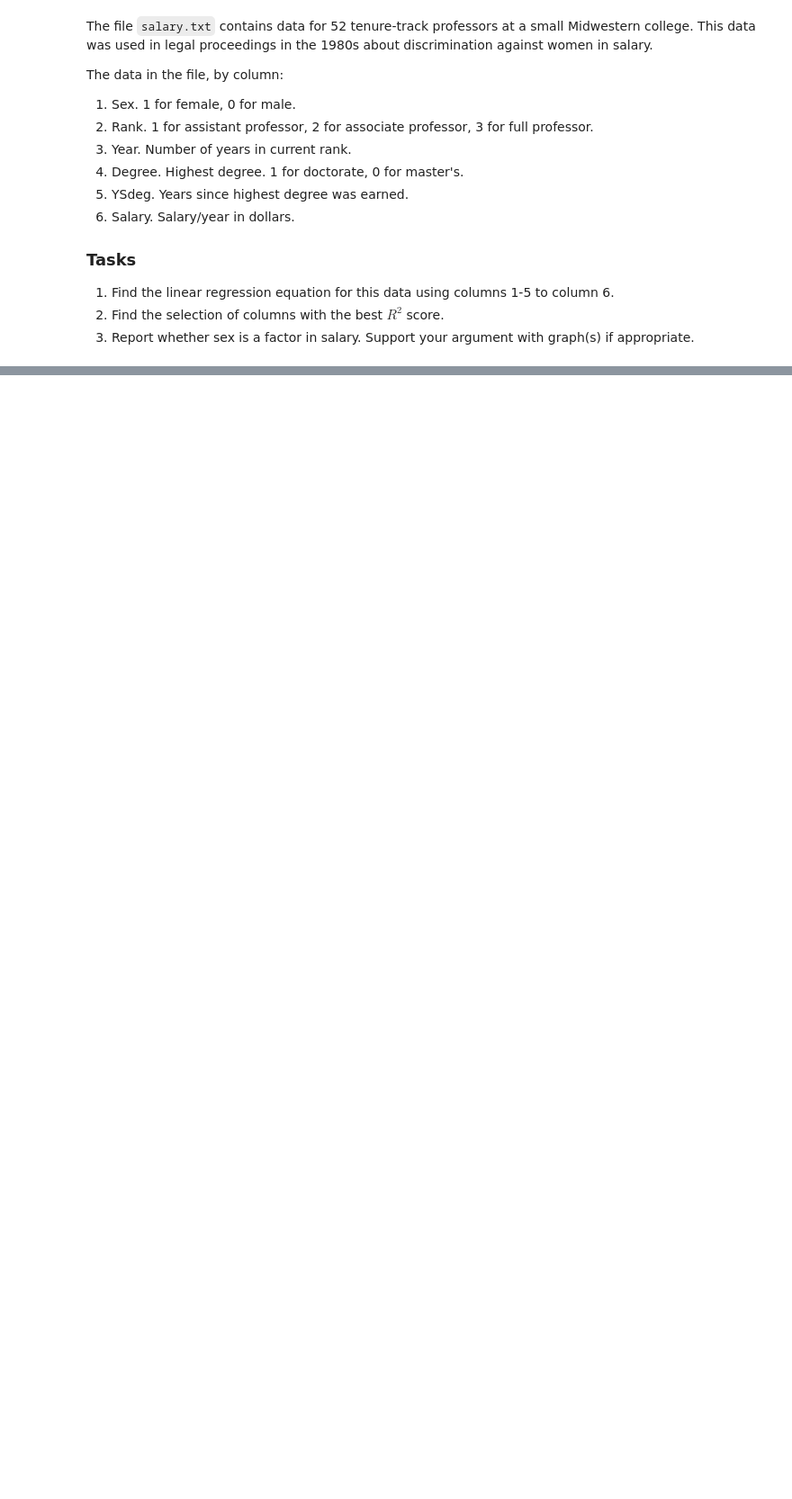
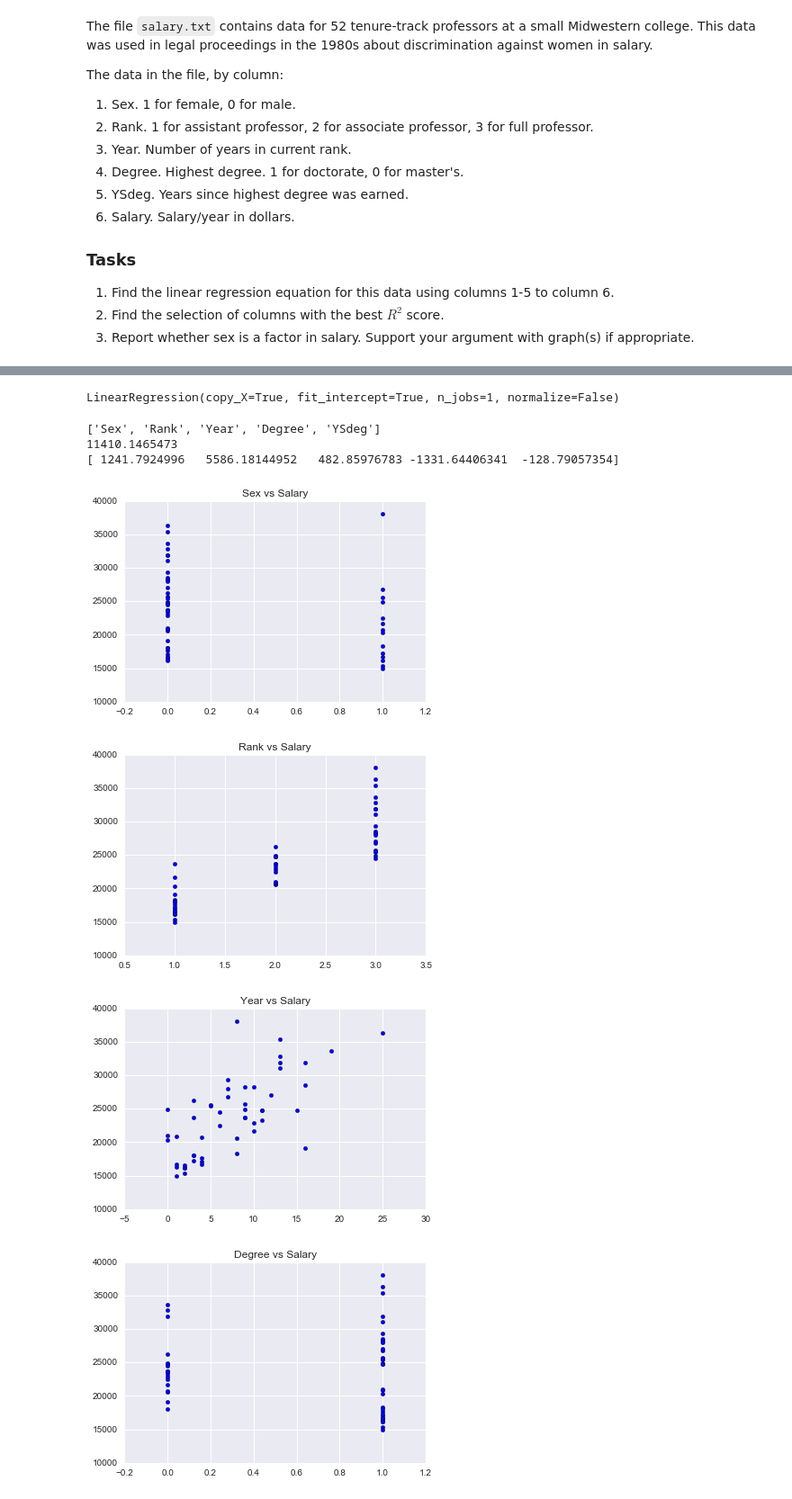
Before and after one commit to JonathanKross/linear-regression, a Jupyter notebook: simple-linear-regression.ipynb, the cells around one changed output, grey strips where cells are left out. Shown at 90% size. Cells and saved outputs as stored; diff of their text form; code cells hidden in the pictures; blank space fills up the shorter version.

Commit message:
Completed salary discr tasks

```diff
--- a/simple-linear-regression.ipynb
+++ b/simple-linear-regression.ipynb
@@ -144,3 +144,5 @@ The data in the file, by column:
 # %%
 df = pd.read_fwf("salary.txt", header=None,
                  names=["Sex", "Rank", "Year", "Degree", "YSdeg", "Salary"])
+# %%
+feature_columns = ['Sex', 'Rank', 'Year', 'Degree', 'YSdeg']
@@ -146,0 +151,25 @@ df = pd.read_fwf("salary.txt", header=None,
+# %%
+sal_disc = linear_model.LinearRegression()
+X = df[["Sex", "Rank", "Year", "Degree", "YSdeg"]]
+y = df["Salary"]
+sal_disc.fit(X, y)
+# %% [output]
+LinearRegression(copy_X=True, fit_intercept=True, n_jobs=1, normalize=False)
+# %%
+print(feature_columns)
+print(sal_disc.intercept_)
+print(sal_disc.coef_)
+# %% [output]
+['Sex', 'Rank', 'Year', 'Degree', 'YSdeg']
+11410.1465473
+[ 1241.7924996   5586.18144952   482.85976783 -1331.64406341  -128.79057354]
+# %%
+for x in feature_columns:
+    plt.scatter(df[x], df['Salary'])
+    plt.title('{} vs Salary'.format(x))
+    plt.show()
+# %% [output]
+[figure, added]
+[figure, added]
+[figure, added]
+[figure, added]
```
Also changed, not shown: parts of 4 cells of this notebook.
